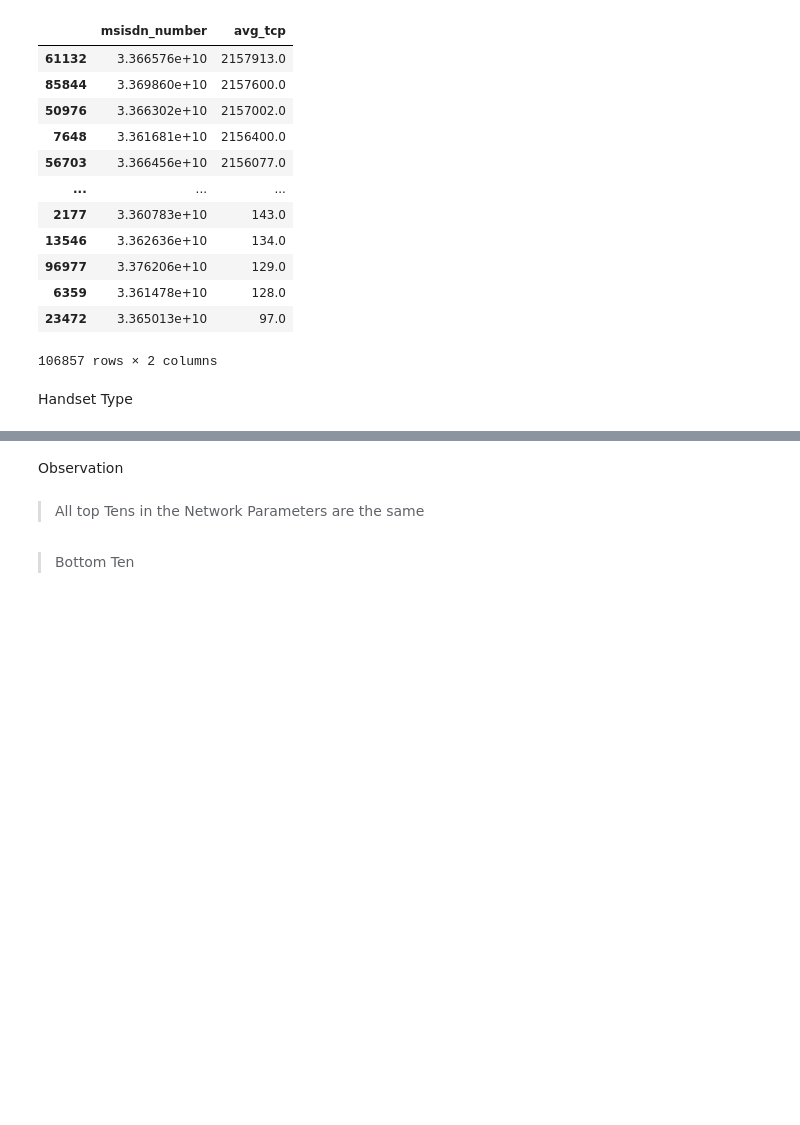
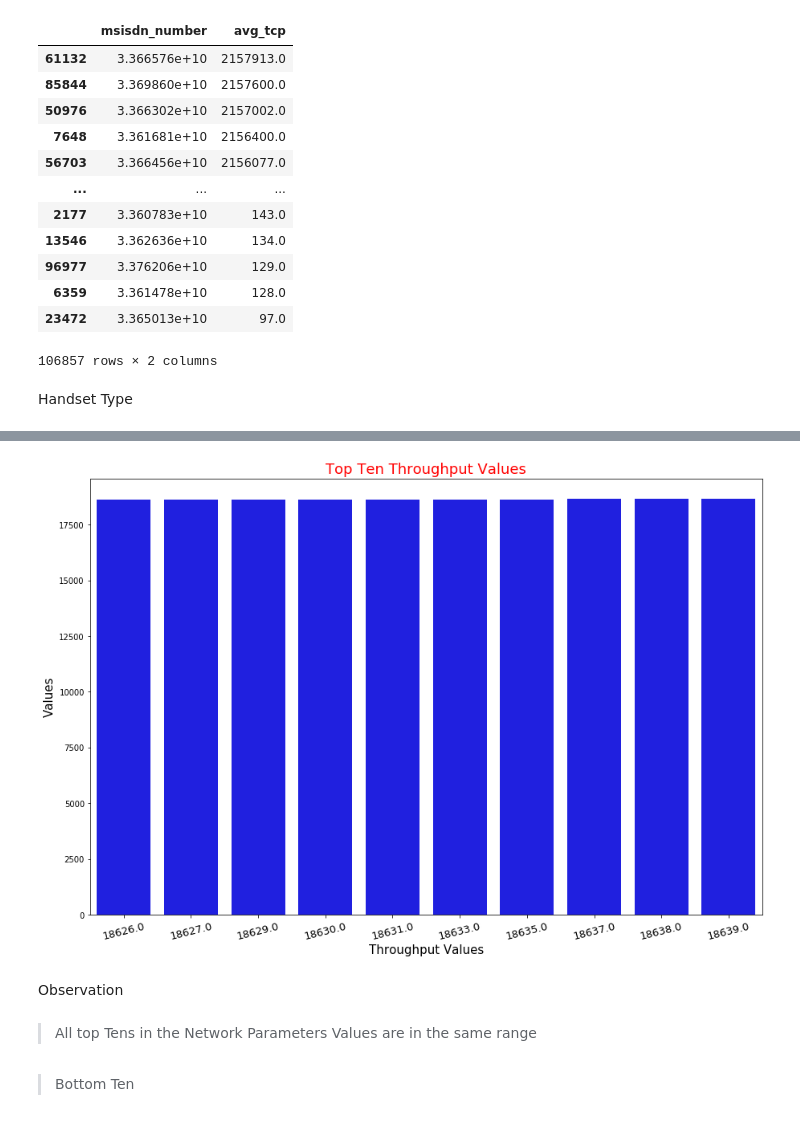
Before and after one commit to Patrick5455/tellco_user_analytics, a Jupyter notebook: analyis/user_experience.ipynb, the cells around one changed output, grey strips where cells are left out. Saved outputs shown, nothing was run; the diff lists cells and outputs as text; code cells hidden in the pictures; blank space fills up the shorter version.

```diff
--- a/analyis/user_experience.ipynb
+++ b/analyis/user_experience.ipynb
@@ -545,6 +595,16 @@ plt.savefig('visuals/user_experience/top10trp.png', format='png')
+# %%
+plt.subplots(figsize=(15,10))
+sns.barplot(x='tp_values', y='tp_values' ,data = top10_tp, color='b')
+plt.title( 'Top Ten Throughput Values', fontsize=18, color='r')
+plt.xlabel('Throughput Values', fontsize=15)
+plt.ylabel('Values', fontsize=15)
+plt.xticks(fontsize=13, rotation=14)
+plt.savefig('visuals/user_experience/top10tp.png', format='png')
+# %% [output]
+[figure, added]
 # %% [markdown]
 Observation
 # %% [markdown]
-> All top Tens in the Network Parameters are the same
+> All top Tens in the Network Parameters Values are in the same range
 # %% [markdown]
 > Bottom Ten
```
Also changed, not shown: parts of 49 cells of this notebook, 3 other files.
